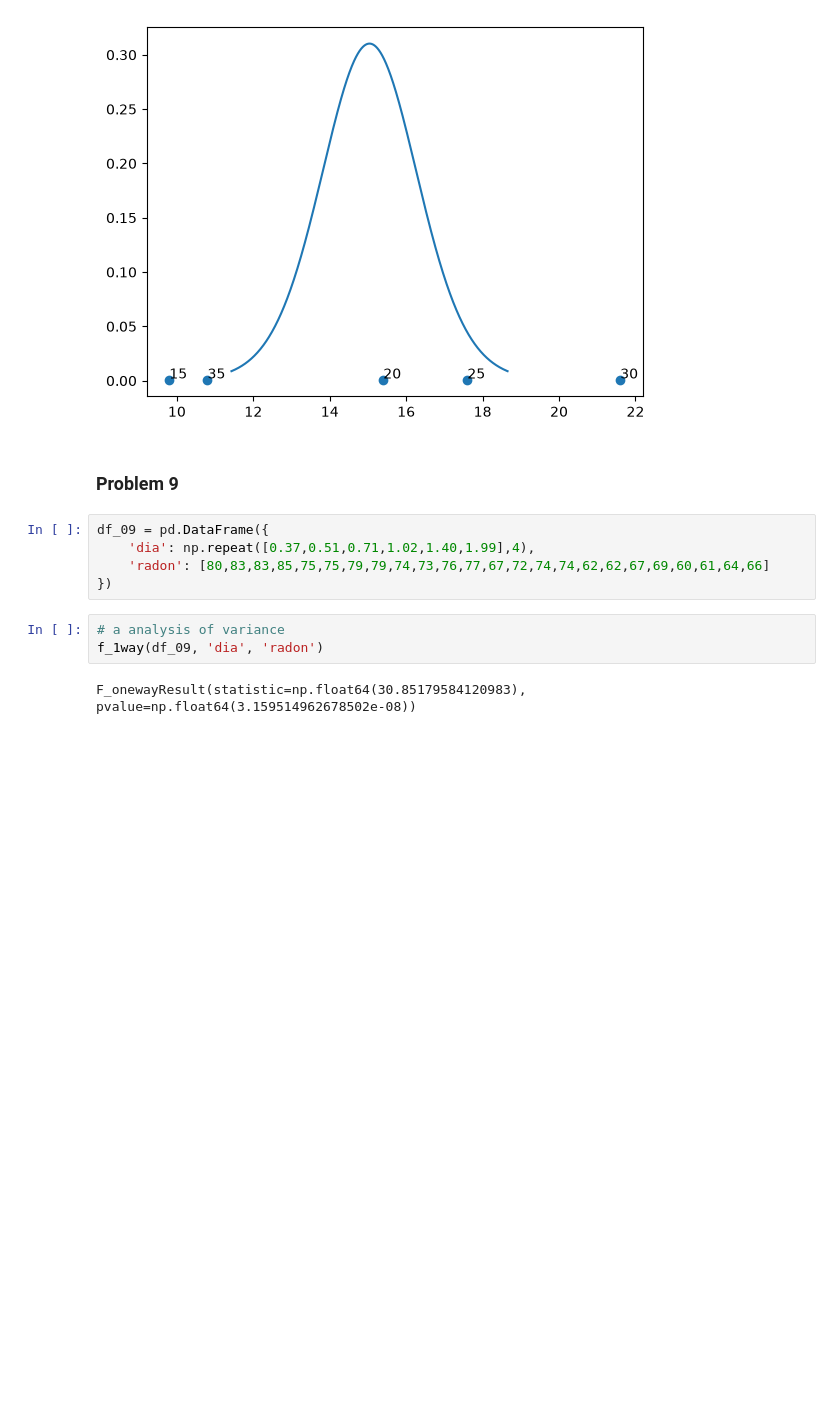
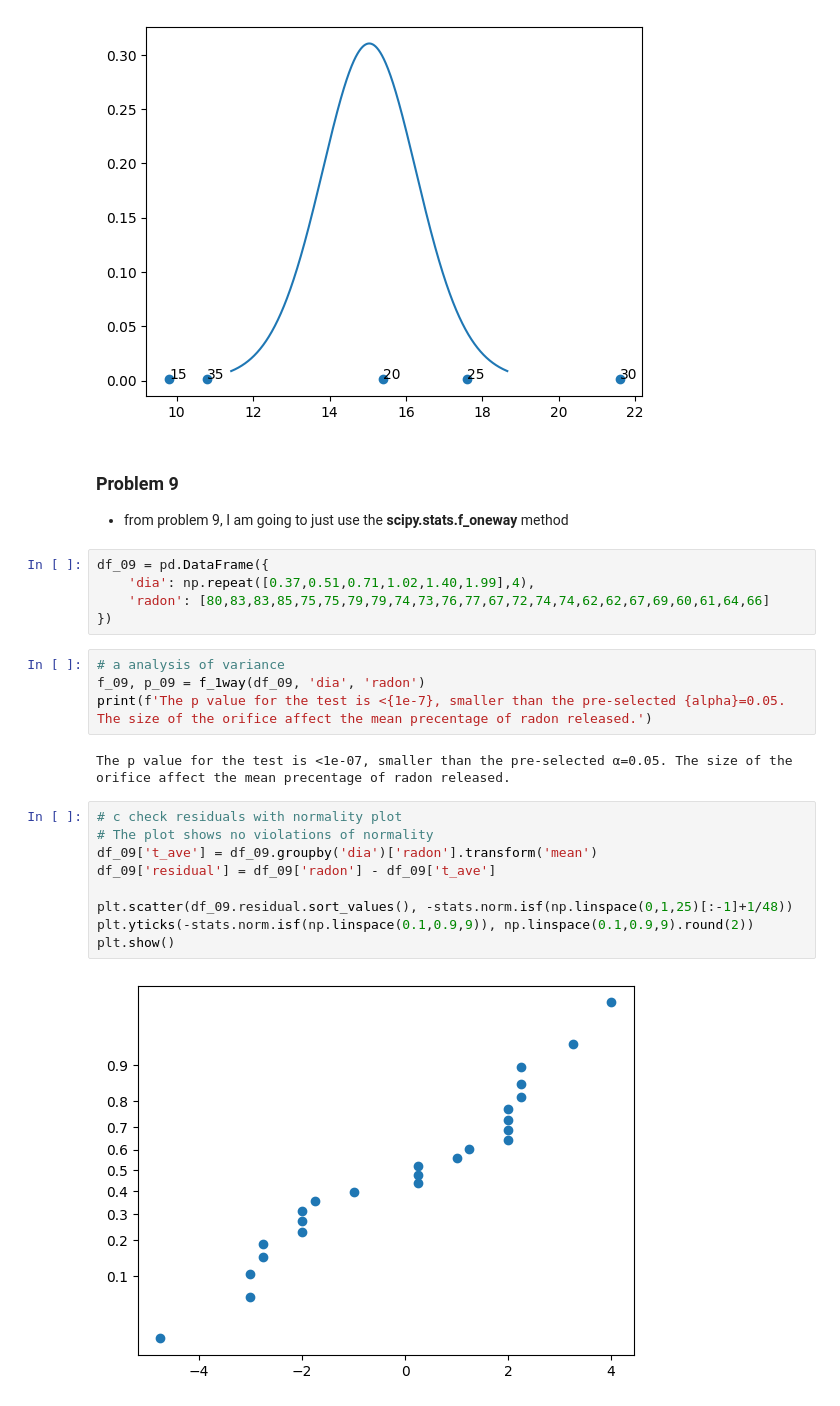
Before and after one commit to Peiguang2024/design-of-experiment, a Jupyter notebook: Montgomery/chapter3.ipynb, the cells around one changed output. Drawn from its saved outputs; the diff is of its cells as text; blank space fills up the shorter version.

Commit message:
completed problem 10

```diff
--- a/Montgomery/chapter3.ipynb
+++ b/Montgomery/chapter3.ipynb
@@ -636,6 +636,8 @@ plt.show()
 [figure]
 # %% [markdown]
 ### Problem 9
+
+* from problem 9, I am going to just use the **scipy.stats.f_oneway** method
 # %%
 df_09 = pd.DataFrame({
     'dia': np.repeat([0.37,0.51,0.71,1.02,1.40,1.99],4),
@@ -643,6 +645,18 @@ df_09 = pd.DataFrame({
 })
 # %%
 # a analysis of variance
-f_1way(df_09, 'dia', 'radon')
+f_09, p_09 = f_1way(df_09, 'dia', 'radon')
+print(f'The p value for the test is <{1e-7}, smaller than the pre-selected {alpha}=0.05. The size of the orifice affect the mean precentage of radon released.')
 # %% [output]
-F_onewayResult(statistic=np.float64(30.85179584120983), pvalue=np.float64(3.159514962678502e-08))
+The p value for the test is <1e-07, smaller than the pre-selected α=0.05. The size of the orifice affect the mean precentage of radon released.
+# %%
+# c check residuals with normality plot
+# The plot shows no violations of normality
+df_09['t_ave'] = df_09.groupby('dia')['radon'].transform('mean')
+df_09['residual'] = df_09['radon'] - df_09['t_ave']
+
+plt.scatter(df_09.residual.sort_values(), -stats.norm.isf(np.linspace(0,1,25)[:-1]+1/48))
+plt.yticks(-stats.norm.isf(np.linspace(0.1,0.9,9)), np.linspace(0.1,0.9,9).round(2))
+plt.show()
+# %% [output]
+[figure, added]
```
Also changed, not shown: parts of 7 cells of this notebook.
